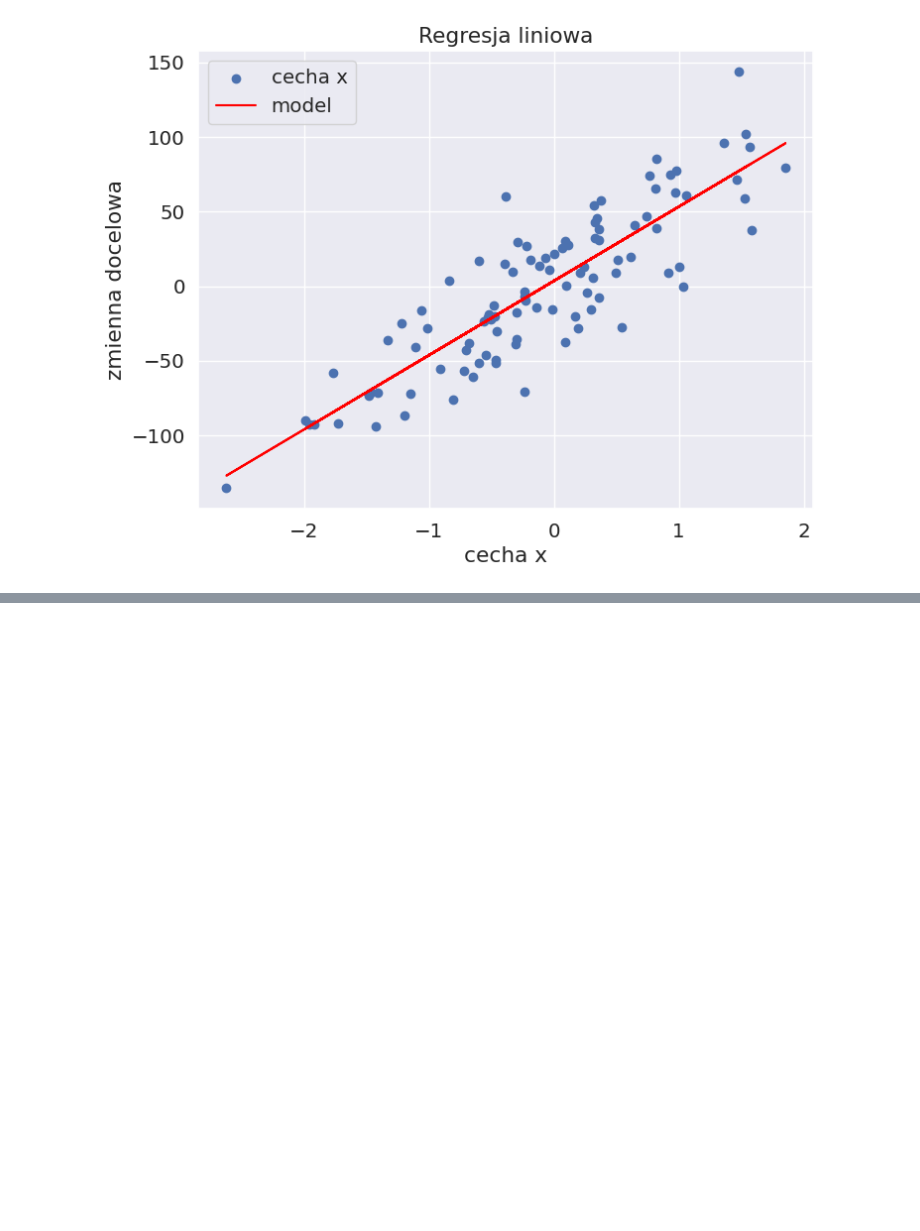
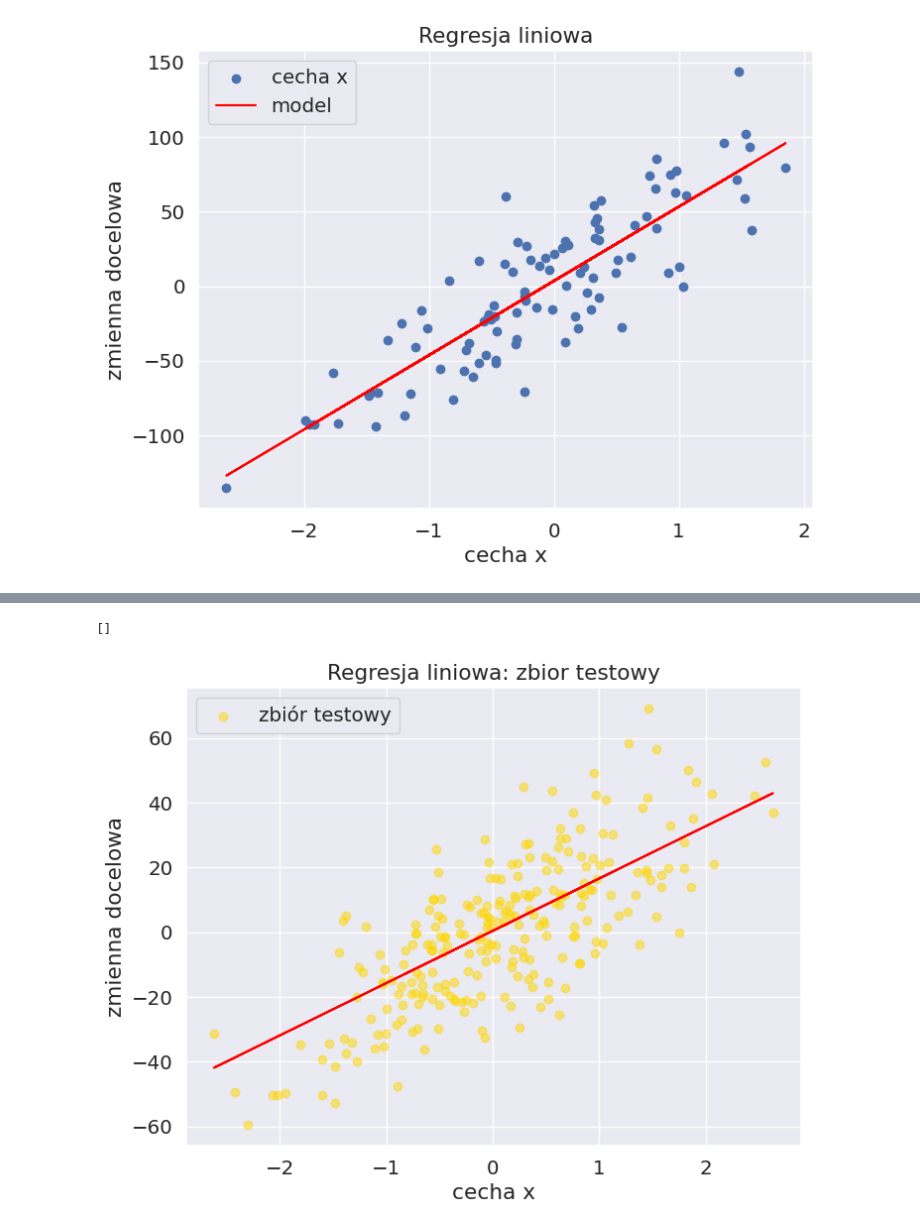
Before and after one commit to Fushionek/MLTraining, a Jupyter notebook: Supervised/basics/Linear_Regression_R2.ipynb, the cells around one changed output, grey strips where cells are left out. Drawn from its saved outputs; the diff is of its cells as text; code cells hidden in the pictures; blank space fills up the shorter version.

```diff
--- a/Supervised/basics/Linear_Regression_R2.ipynb
+++ b/Supervised/basics/Linear_Regression_R2.ipynb
@@ -130,0 +188,12 @@ plt.show()
+# %%
+plt.figure(figsize=(8, 6))
+plt.title('Regresja liniowa: zbior testowy')
+plt.xlabel('cecha x')
+plt.ylabel('zmienna docelowa')
+plt.scatter(X_test, y_test, label='zbiór testowy', color='gold', alpha=0.5)
+plt.plot(X_test, regressor.intercept_ + regressor.coef_[0] * X_test, color='red')
+plt.legend()
+plt.plot()
+# %% [output]
+[]
+[figure, added]
```
Also changed, not shown: parts of 10 cells of this notebook.
